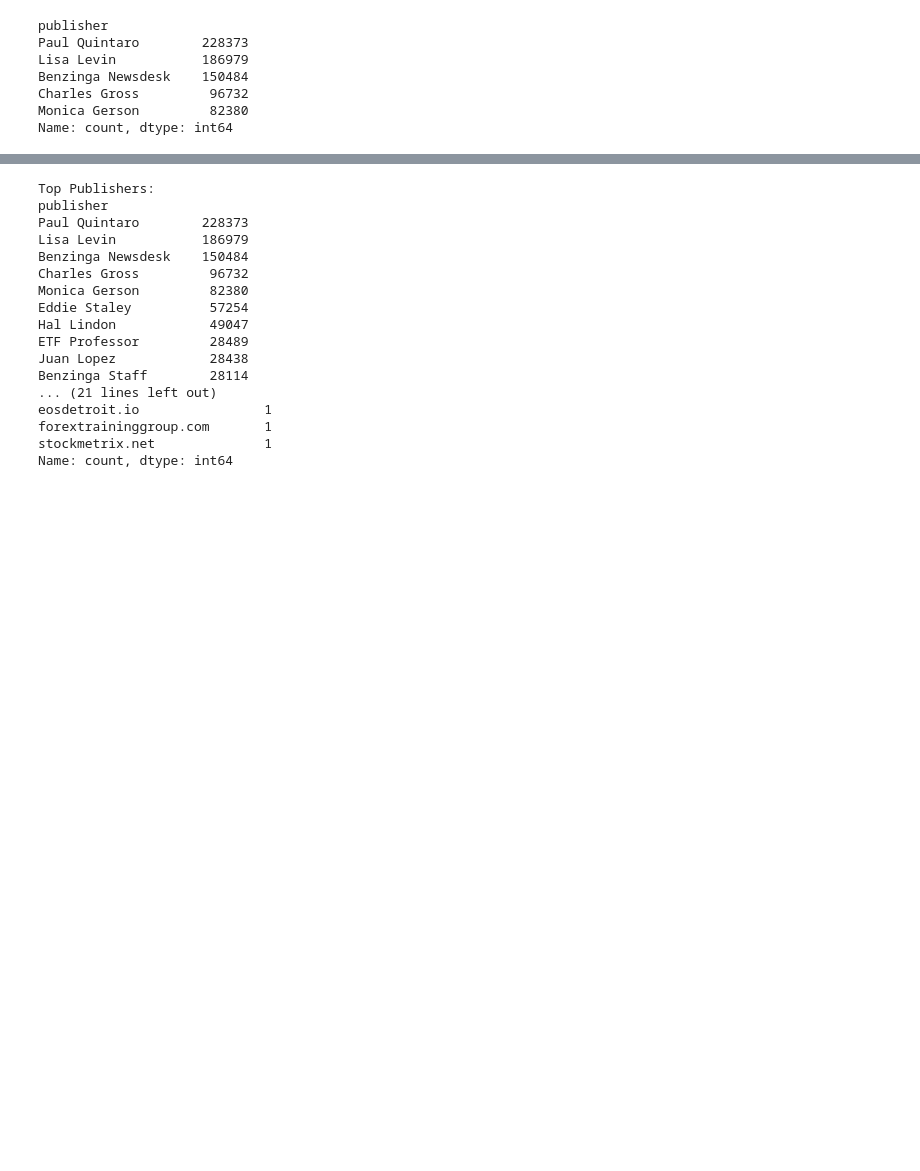
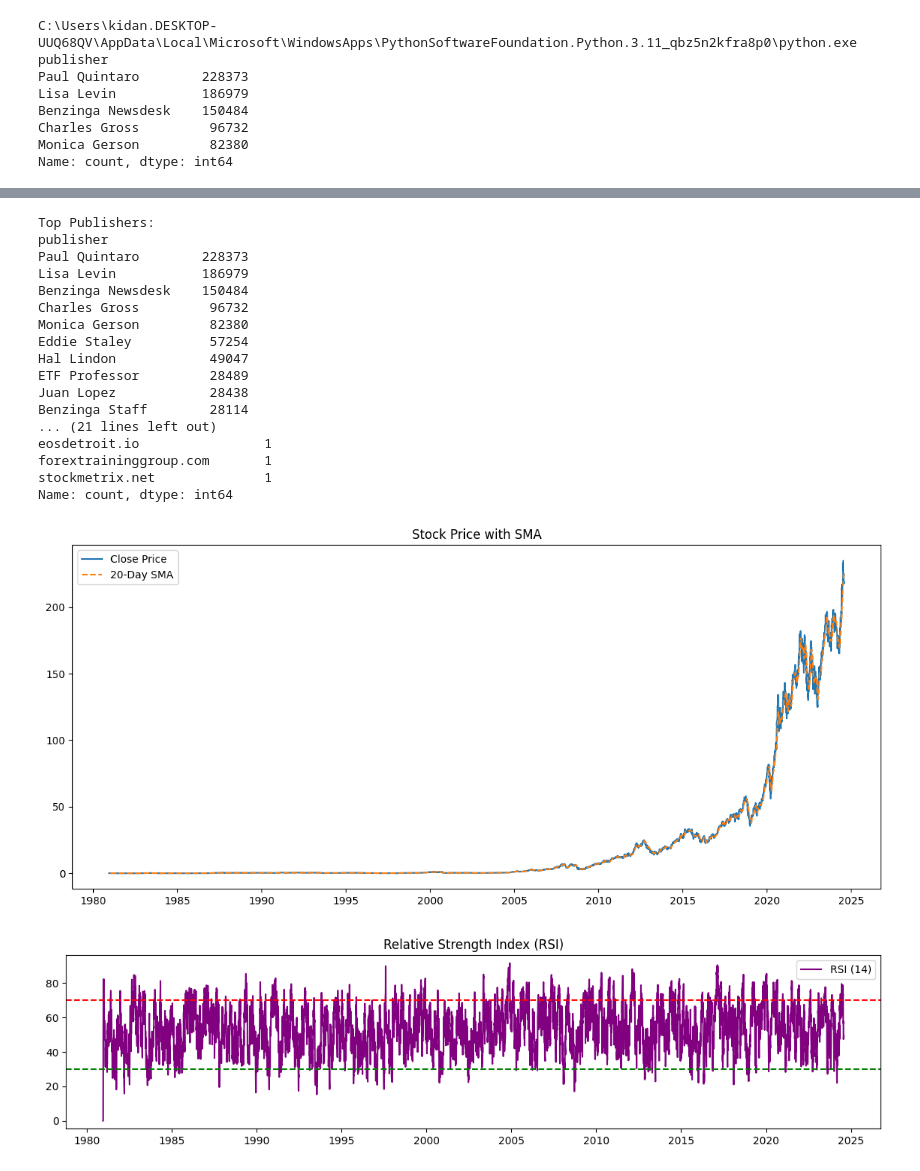
Before and after one commit to Ola-je/Tenx-projects, a Jupyter notebook: week1/notebooks/task1_eda.ipynb, the cells around one changed output, grey strips where cells are left out. Cells and saved outputs as stored; diff of their text form; code cells hidden in the pictures; blank space fills up the shorter version.

Commit message:
Task2 Completed

```diff
--- a/week1/notebooks/task1_eda.ipynb
+++ b/week1/notebooks/task1_eda.ipynb
@@ -5,6 +5,7 @@ sys.path.append(os.path.abspath(os.path.join('..', 'src')))
 
 from data_loader import load_news_data
 from eda import publisher_article_counts, plot_headline_length_dist, plot_articles_over_time, extract_topics, plot_articles_per_day, plot_articles_per_hour, top_publishers, publisher_keywords, extract_email_domains
+from task2_analysis import load_stock_data_from_csv, calculate_indicators, plot_stock_with_indicators
 
 df = load_news_data("../data/raw_analyst_ratings.csv")
 
@@ -29,32 +30,42 @@ publisher_keywords(df, top_n=5)
 
 print("\nEmail Domains:")
 print(extract_email_domains(df))
+
+
+
+# Task 2
+df2 = load_stock_data_from_csv('../data/yfinance_data/AAPL_historical_data.csv')
+df2 = calculate_indicators(df2)
+plot_stock_with_indicators(df2)
 # %% [output]
+C:\Users\kidan.DESKTOP-UUQ68QV\AppData\Local\Microsoft\WindowsApps\PythonSoftwareFoundation.Python.3.11_qbz5n2kfra8p0\python.exe
 publisher
 Paul Quintaro        228373
 Lisa Levin           186979
 Benzinga Newsdesk    150484
 Charles Gross         96732
 Monica Gerson         82380
 Name: count, dtype: int64
 [figure]
 [figure]
 [figure]
 [figure]
 Top Publishers:
 publisher
 Paul Quintaro        228373
 Lisa Levin           186979
 Benzinga Newsdesk    150484
 Charles Gross         96732
 Monica Gerson         82380
 Eddie Staley          57254
 Hal Lindon            49047
 ETF Professor         28489
 Juan Lopez            28438
 Benzinga Staff        28114
 ... (21 lines left out)
 eosdetroit.io                1
 forextraininggroup.com       1
 stockmetrix.net              1
 Name: count, dtype: int64
+[figure, added]
+[figure, added]
```
Also changed, not shown: parts of 1 cell of this notebook, 1 other file.
